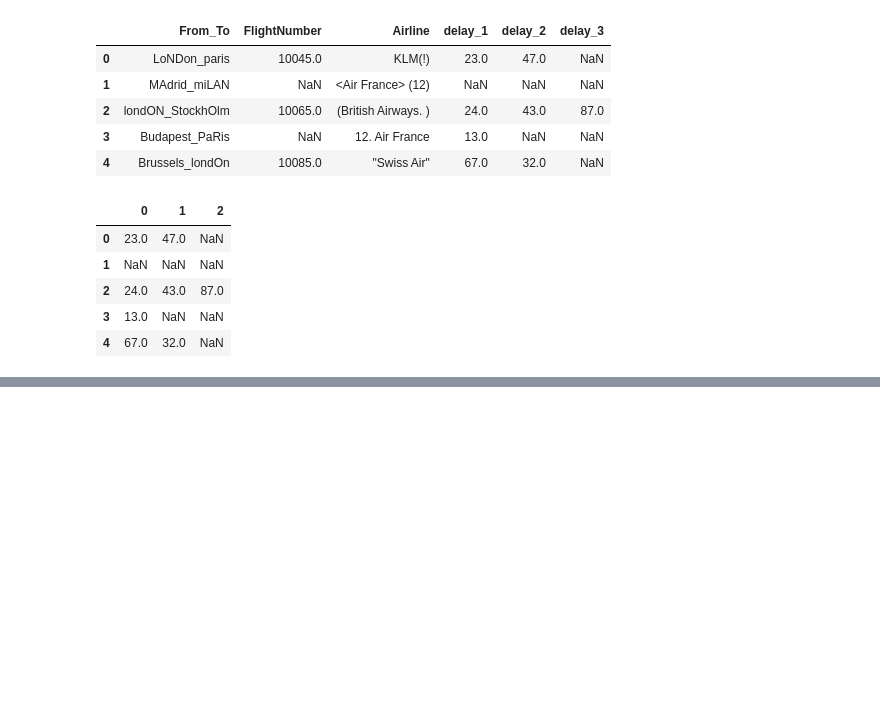
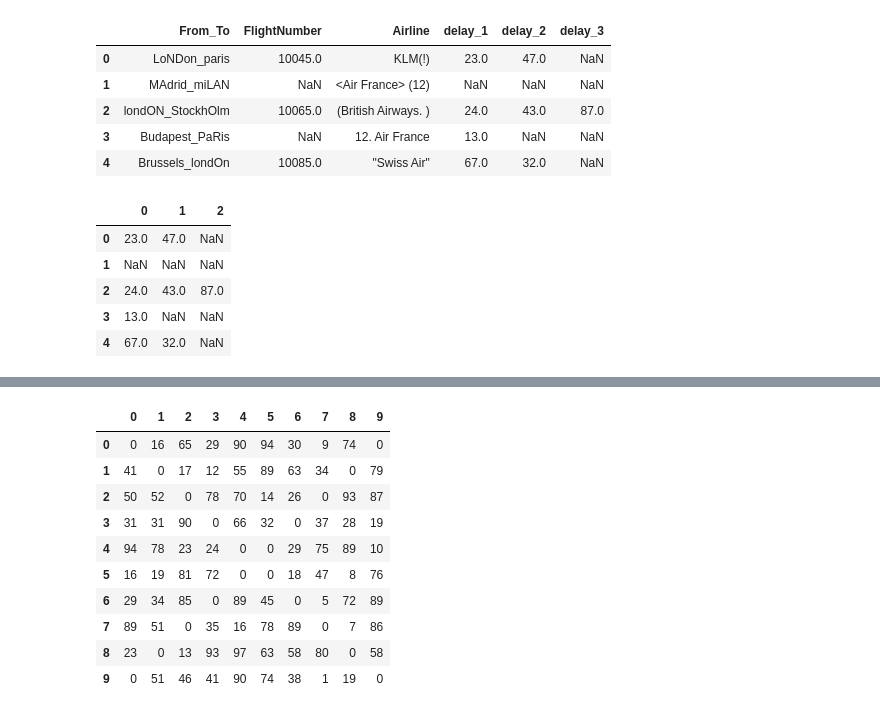
Before and after one commit to Tikhvinskiy/Courses, a Jupyter notebook: stepik-PandasNumpyPractice/Stepik-Pandas_Numpy_practice.ipynb, the cells around one changed output, grey strips where cells are left out. Saved outputs shown, nothing was run; the diff lists cells and outputs as text; code cells hidden in the pictures; blank space fills up the shorter version.

```diff
--- a/stepik-PandasNumpyPractice/Stepik-Pandas_Numpy_practice.ipynb
+++ b/stepik-PandasNumpyPractice/Stepik-Pandas_Numpy_practice.ipynb
@@ -1664,0 +1813,26 @@ df.RecentDelays.apply(pd.Series)
+# %%
+
+
+def solution(df):
+    names = df.columns
+    np.fill_diagonal(df.to_numpy(), 0)
+    df = np.fliplr(df)
+    np.fill_diagonal(df, 0)
+    df = np.fliplr(df)
+    return pd.DataFrame(df, columns=names)
+
+df = pd.DataFrame(np.random.RandomState(10).randint(1,100, 100).reshape(10, -1))
+
+solution(df)
+# %% [output]
+|  | 0 | 1 | 2 | 3 | 4 | 5 | 6 | 7 | 8 | 9 |
+| 0 | 0 | 16 | 65 | 29 | 90 | 94 | 30 | 9 | 74 | 0 |
+| 1 | 41 | 0 | 17 | 12 | 55 | 89 | 63 | 34 | 0 | 79 |
+| 2 | 50 | 52 | 0 | 78 | 70 | 14 | 26 | 0 | 93 | 87 |
+| 3 | 31 | 31 | 90 | 0 | 66 | 32 | 0 | 37 | 28 | 19 |
+| 4 | 94 | 78 | 23 | 24 | 0 | 0 | 29 | 75 | 89 | 10 |
+| 5 | 16 | 19 | 81 | 72 | 0 | 0 | 18 | 47 | 8 | 76 |
+| 6 | 29 | 34 | 85 | 0 | 89 | 45 | 0 | 5 | 72 | 89 |
+| 7 | 89 | 51 | 0 | 35 | 16 | 78 | 89 | 0 | 7 | 86 |
+| 8 | 23 | 0 | 13 | 93 | 97 | 63 | 58 | 80 | 0 | 58 |
+| 9 | 0 | 51 | 46 | 41 | 90 | 74 | 38 | 1 | 19 | 0 |
```
Also changed, not shown: parts of 121 cells of this notebook.
